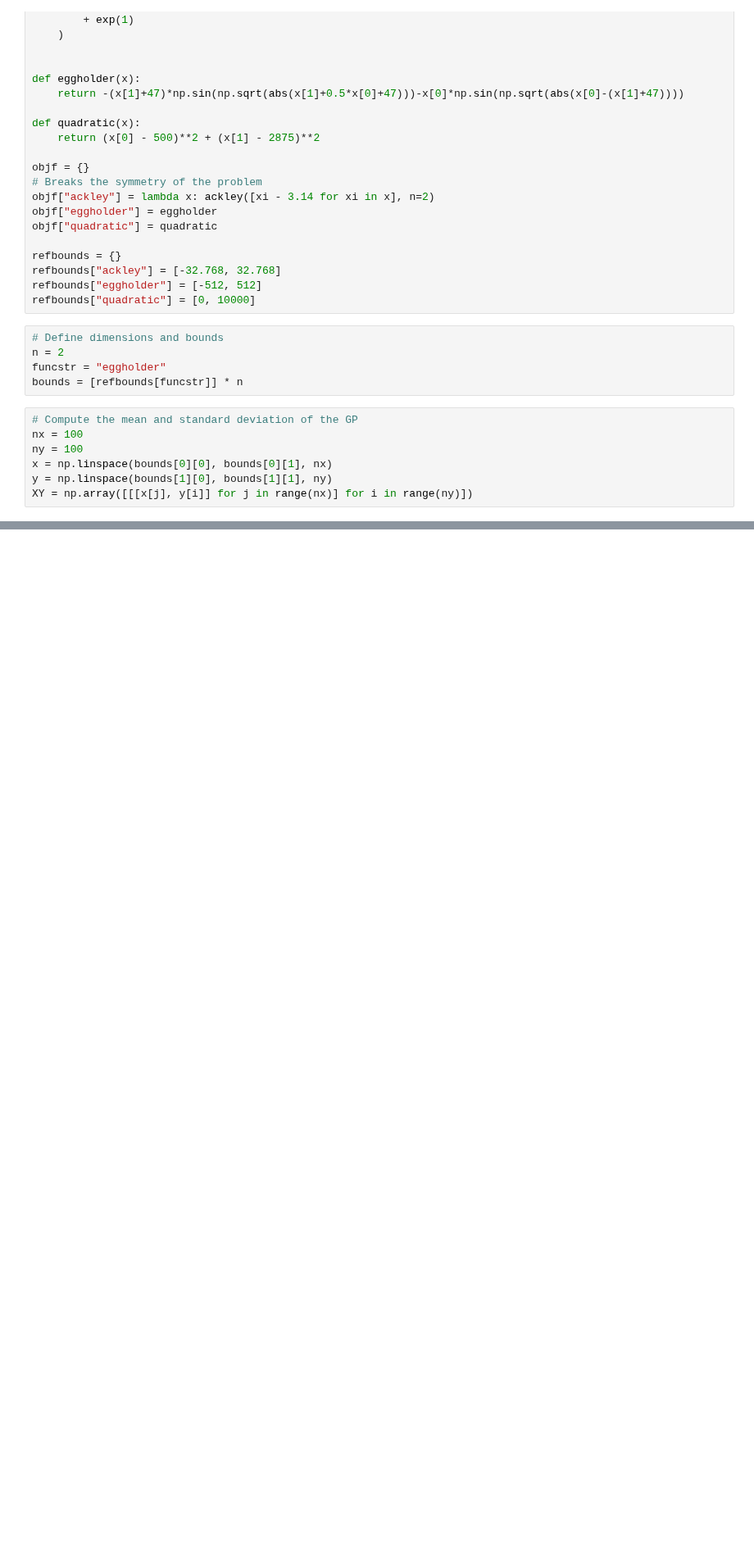
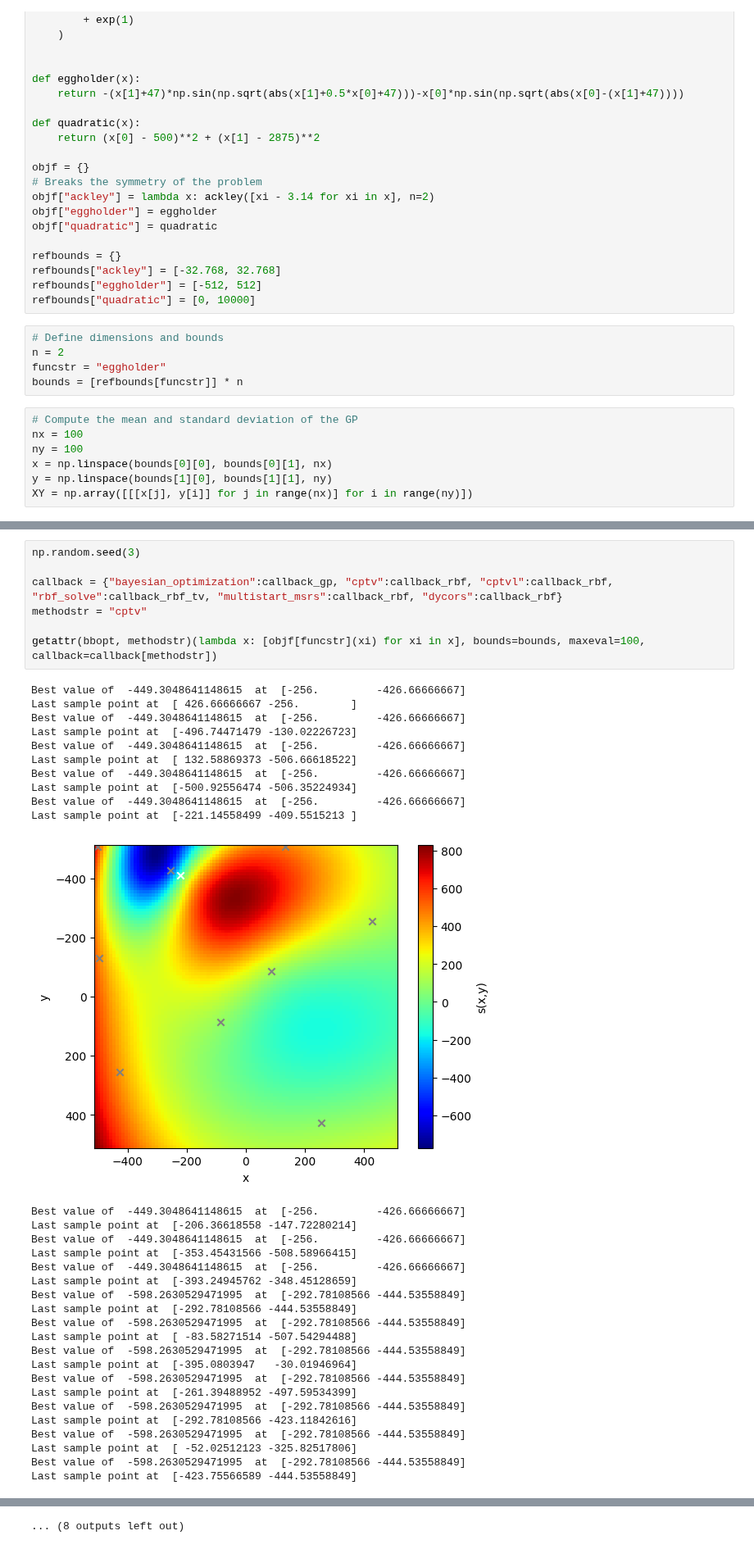
Before and after one commit to NREL/bbopt, a Jupyter notebook: examples/optimization.ipynb, the cells around one changed output, grey strips where cells are left out. Shown at 82% size. Drawn from its saved outputs; the diff is of its cells as text; blank space fills up the shorter version.

```diff
--- a/examples/optimization.ipynb
+++ b/examples/optimization.ipynb
@@ -216,0 +214,39 @@ Last sample point at  [-429.17966133  512.        ]
+# %%
+np.random.seed(3)
+
+callback = {"bayesian_optimization":callback_gp, "cptv":callback_rbf, "cptvl":callback_rbf, "rbf_solve":callback_rbf_tv, "multistart_msrs":callback_rbf, "dycors":callback_rbf}
+methodstr = "cptv"
+
+getattr(bbopt, methodstr)(lambda x: [objf[funcstr](xi) for xi in x], bounds=bounds, maxeval=100, callback=callback[methodstr])
+# %% [output]
+Best value of  -449.3048641148615  at  [-256.         -426.66666667]
+Last sample point at  [ 426.66666667 -256.        ]
+Best value of  -449.3048641148615  at  [-256.         -426.66666667]
+Last sample point at  [-496.74471479 -130.02226723]
+Best value of  -449.3048641148615  at  [-256.         -426.66666667]
+Last sample point at  [ 132.58869373 -506.66618522]
+Best value of  -449.3048641148615  at  [-256.         -426.66666667]
+Last sample point at  [-500.92556474 -506.35224934]
+Best value of  -449.3048641148615  at  [-256.         -426.66666667]
+Last sample point at  [-221.14558499 -409.5515213 ]
+[figure, added]
+Best value of  -449.3048641148615  at  [-256.         -426.66666667]
+Last sample point at  [-206.36618558 -147.72280214]
+Best value of  -449.3048641148615  at  [-256.         -426.66666667]
+Last sample point at  [-353.45431566 -508.58966415]
+Best value of  -449.3048641148615  at  [-256.         -426.66666667]
+Last sample point at  [-393.24945762 -348.45128659]
+Best value of  -598.2630529471995  at  [-292.78108566 -444.53558849]
+Last sample point at  [-292.78108566 -444.53558849]
+Best value of  -598.2630529471995  at  [-292.78108566 -444.53558849]
+Last sample point at  [ -83.58271514 -507.54294488]
+Best value of  -598.2630529471995  at  [-292.78108566 -444.53558849]
+Last sample point at  [-395.0803947   -30.01946964]
+Best value of  -598.2630529471995  at  [-292.78108566 -444.53558849]
+Last sample point at  [-261.39488952 -497.59534399]
+Best value of  -598.2630529471995  at  [-292.78108566 -444.53558849]
+Last sample point at  [-292.78108566 -423.11842616]
+Best value of  -598.2630529471995  at  [-292.78108566 -444.53558849]
+Last sample point at  [ -52.02512123 -325.82517806]
+Best value of  -598.2630529471995  at  [-292.78108566 -444.53558849]
+Last sample point at  [-423.75566589 -444.53558849]
@@ -216,0 +335 @@ Last sample point at  [-429.17966133  512.        ]
+... (8 outputs left out)
```
Also changed, not shown: parts of 2 cells of this notebook, 10 other files.
